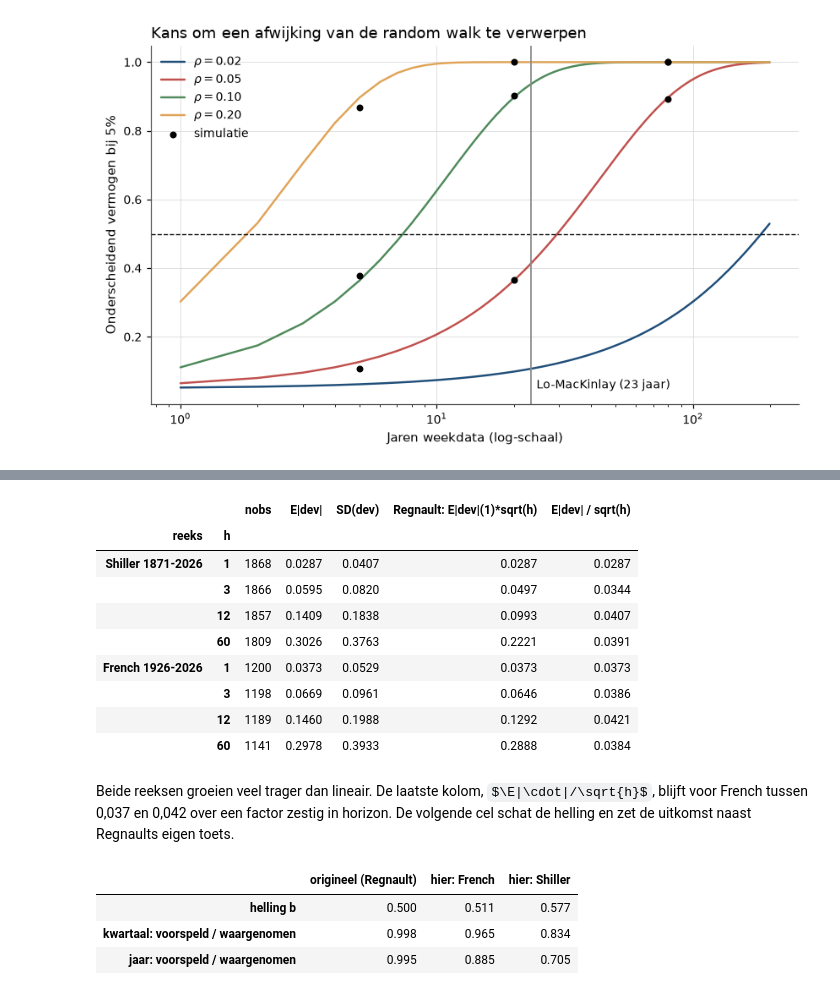
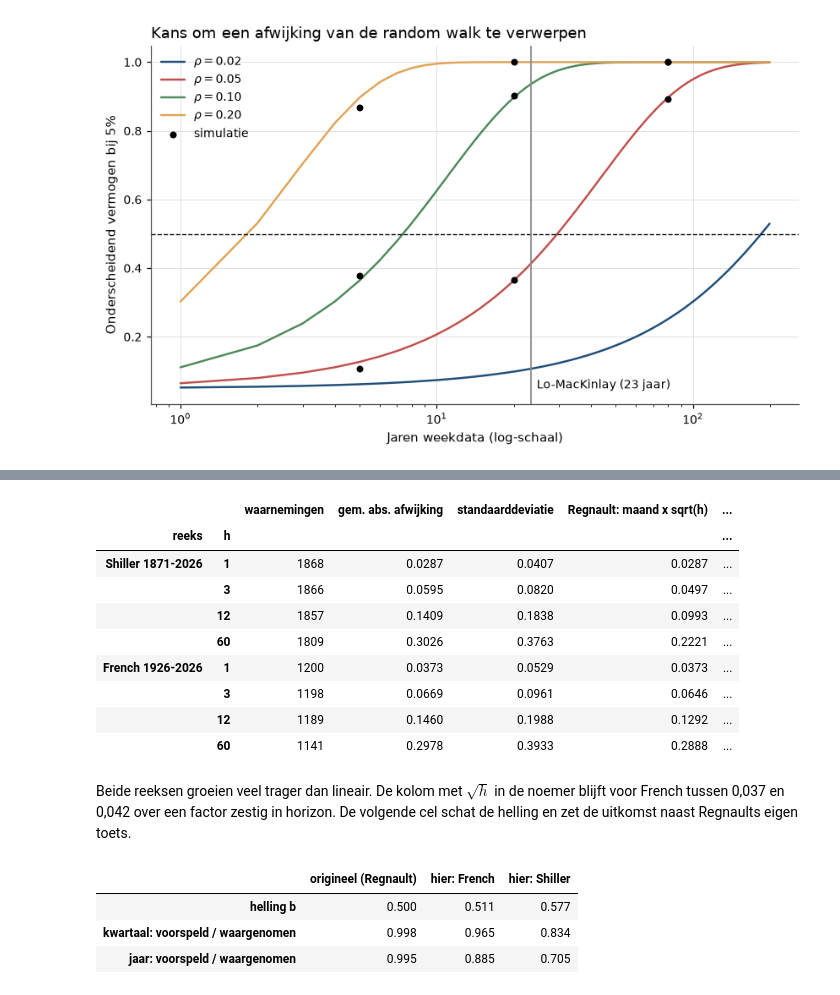
Before and after one commit to MaartenN14/history-asset-pricing, a Jupyter notebook: lectures/01_02_bachelier.ipynb, the cells around one changed output, grey strips where cells are left out. Cells and saved outputs as stored; diff of their text form; code cells hidden in the pictures; some formulas as TeX source.

```diff
--- a/lectures/01_02_bachelier.ipynb
+++ b/lectures/01_02_bachelier.ipynb
@@ -1063,48 +811,49 @@ wat hij deed: de gemiddelde absolute afwijking over één maand maal $\sqrt{h}$.
 # %%
-# Regnault (1863, §83-84): Franse 3%-rente à comptant, maandelijkse hoogste en laagste
-# koers van de uitgifte in mei 1825 tot eind 1862, in frank; écart 2,73 frank per maand na
-# correctie voor coupon en report. Shiller loopt hier van 1871-01 t/m 2026-09, French
-# vanaf 1926-07.
+# Shiller loopt hier van 1871-01 t/m 2026-09, French vanaf 1926-07.
+MAD, SD, REGNAULT = "gem. abs. afwijking", "standaarddeviatie", "Regnault: maand x sqrt(h)"
+
+
 def deviation_scaling(log_level, horizons=(1, 3, 12, 60)):
     """Mean absolute and standard deviation of h-period changes, demeaned."""
     rows = []
     for h in horizons:
         dev = (log_level.shift(-h) - log_level).dropna()
         dev = dev - dev.mean()
-        rows.append({"h": h, "nobs": len(dev), "E|dev|": dev.abs().mean(),
-                     "SD(dev)": dev.std(ddof=1)})
+        rows.append({"h": h, "waarnemingen": len(dev), MAD: dev.abs().mean(),
+                     SD: dev.std(ddof=1)})
     out = pd.DataFrame(rows).set_index("h")
-    out["Regnault: E|dev|(1)*sqrt(h)"] = out["E|dev|"].iloc[0] * np.sqrt(out.index)
-    out["E|dev| / sqrt(h)"] = out["E|dev|"] / np.sqrt(out.index)
+    out[REGNAULT] = out[MAD].iloc[0] * np.sqrt(out.index)
+    out["gem. abs. afw. / sqrt(h)"] = out[MAD] / np.sqrt(out.index)
+    out["gem. abs. afw. / SD"] = out[MAD] / out[SD]
     return out
 
 
 shiller = hap_data.shiller()
 p_shiller = np.log(shiller["real_price"].dropna())
 p_french = np.log1p(hap_data.market_monthly()["Mkt"]).cumsum()
 
 regnault = pd.concat(
     {"Shiller 1871-2026": deviation_scaling(p_shiller),
      "French 1926-2026": deviation_scaling(p_french)},
     names=["reeks"],
 )
 regnault.round(4)
 # %% [output]
-|  |  | nobs | E|dev| | SD(dev) | Regnault: E|dev|(1)*sqrt(h) | E|dev| / sqrt(h) |
-| reeks | h |  |  |  |  |  |
-| Shiller 1871-2026 | 1 | 1868 | 0.0287 | 0.0407 | 0.0287 | 0.0287 |
-|  | 3 | 1866 | 0.0595 | 0.0820 | 0.0497 | 0.0344 |
-|  | 12 | 1857 | 0.1409 | 0.1838 | 0.0993 | 0.0407 |
-|  | 60 | 1809 | 0.3026 | 0.3763 | 0.2221 | 0.0391 |
-| French 1926-2026 | 1 | 1200 | 0.0373 | 0.0529 | 0.0373 | 0.0373 |
-|  | 3 | 1198 | 0.0669 | 0.0961 | 0.0646 | 0.0386 |
-|  | 12 | 1189 | 0.1460 | 0.1988 | 0.1292 | 0.0421 |
-|  | 60 | 1141 | 0.2978 | 0.3933 | 0.2888 | 0.0384 |
+|  |  | waarnemingen | gem. abs. afwijking | standaarddeviatie | Regnault: maand x sqrt(h) | ... |
+| reeks | h |  |  |  |  | ... |
+| Shiller 1871-2026 | 1 | 1868 | 0.0287 | 0.0407 | 0.0287 | ... |
+|  | 3 | 1866 | 0.0595 | 0.0820 | 0.0497 | ... |
+|  | 12 | 1857 | 0.1409 | 0.1838 | 0.0993 | ... |
+|  | 60 | 1809 | 0.3026 | 0.3763 | 0.2221 | ... |
+| French 1926-2026 | 1 | 1200 | 0.0373 | 0.0529 | 0.0373 | ... |
+|  | 3 | 1198 | 0.0669 | 0.0961 | 0.0646 | ... |
+|  | 12 | 1189 | 0.1460 | 0.1988 | 0.1292 | ... |
+|  | 60 | 1141 | 0.2978 | 0.3933 | 0.2888 | ... |
 # %% [markdown]
-Beide reeksen groeien veel trager dan lineair. De laatste kolom,
-$\E|\cdot|/\sqrt{h}$, blijft voor French tussen 0,037 en 0,042 over een factor
-zestig in horizon. De volgende cel schat de helling en zet de uitkomst naast
-Regnaults eigen toets.
+Beide reeksen groeien veel trager dan lineair. De kolom met $\sqrt{h}$ in de
+noemer blijft voor French tussen 0,037 en 0,042 over een factor zestig in
+horizon. De volgende cel
+schat de helling en zet de uitkomst naast Regnaults eigen toets.
 # %%
 slopes = {}
 for name, block in regnault.groupby(level="reeks"):
```
Also changed, not shown: parts of 42 cells of this notebook, 6 other files.
